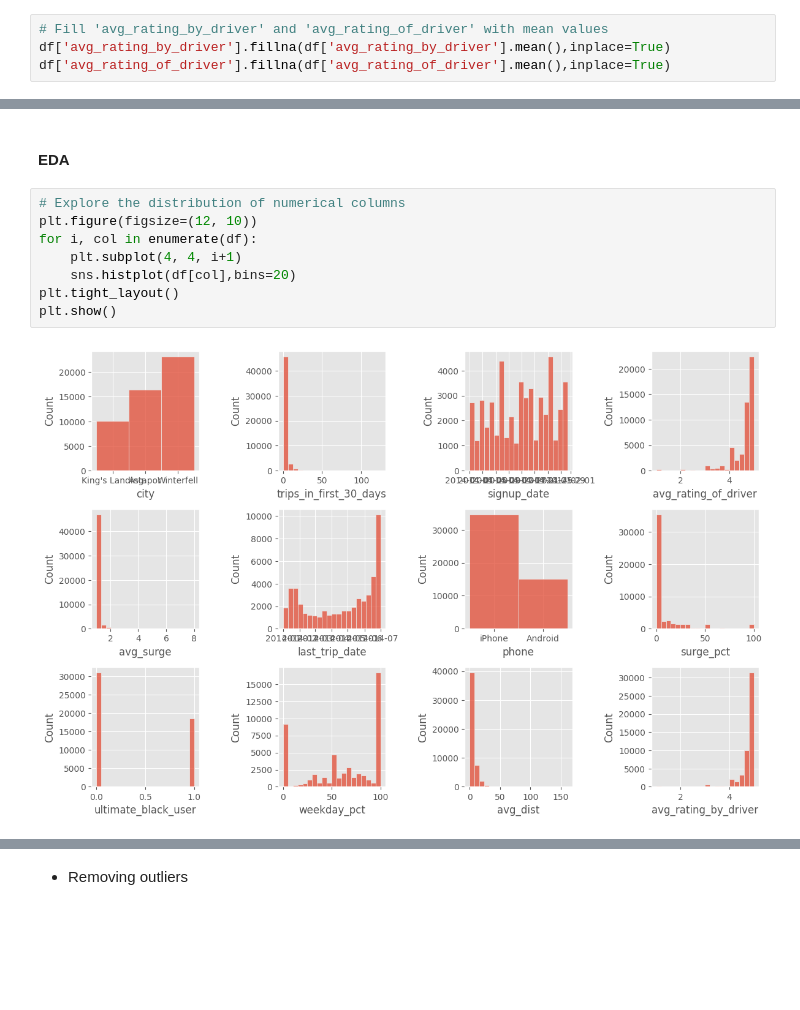
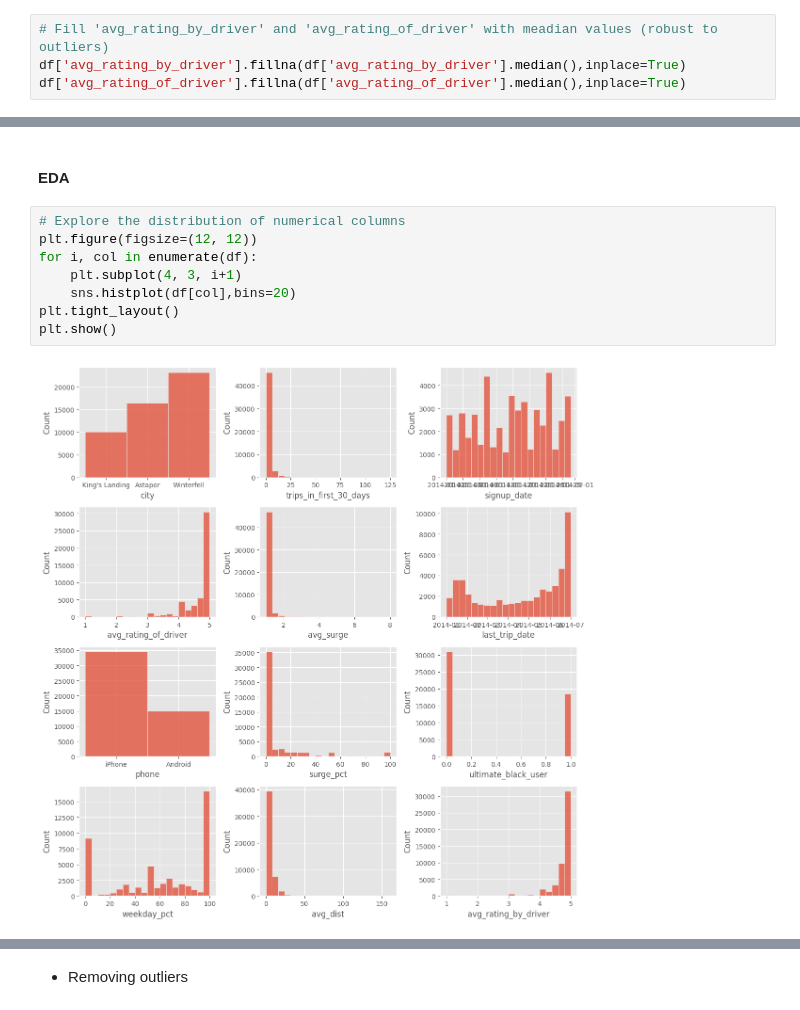
Before and after one commit to karma-gits/springboard, a Jupyter notebook: Take_home_challenge/ultimate_challenge/ultimate_challenge.ipynb, the cells around one changed output, grey strips where cells are left out. Saved outputs shown, nothing was run; the diff lists cells and outputs as text; blank space fills up the shorter version.

```diff
--- a/Take_home_challenge/ultimate_challenge/ultimate_challenge.ipynb
+++ b/Take_home_challenge/ultimate_challenge/ultimate_challenge.ipynb
@@ -248,9 +259,9 @@ dtype: int64
 # %% [markdown]
 - Handling the missing values
 # %%
-# Fill 'avg_rating_by_driver' and 'avg_rating_of_driver' with mean values
-df['avg_rating_by_driver'].fillna(df['avg_rating_by_driver'].mean(),inplace=True)
-df['avg_rating_of_driver'].fillna(df['avg_rating_of_driver'].mean(),inplace=True)
+# Fill 'avg_rating_by_driver' and 'avg_rating_of_driver' with meadian values (robust to outliers)
+df['avg_rating_by_driver'].fillna(df['avg_rating_by_driver'].median(),inplace=True)
+df['avg_rating_of_driver'].fillna(df['avg_rating_of_driver'].median(),inplace=True)
 # %%
 # Drop phone rows with missing values. since its only .07%(less than 1%)
 df.dropna(inplace=True)
@@ -292,14 +303,14 @@ df.describe().T
 #### EDA
 # %%
 # Explore the distribution of numerical columns
-plt.figure(figsize=(12, 10))
+plt.figure(figsize=(12, 12))
 for i, col in enumerate(df):
-    plt.subplot(4, 4, i+1)
+    plt.subplot(4, 3, i+1)
     sns.histplot(df[col],bins=20)
 plt.tight_layout()
 plt.show()
 # %% [output]
-[figure, old version]
+[figure, new version]
 # %%
 # Explore the outliers of numerical columns
 plt.figure(figsize=(12, 10))
```
Also changed, not shown: parts of 12 cells of this notebook, 1 other file.
